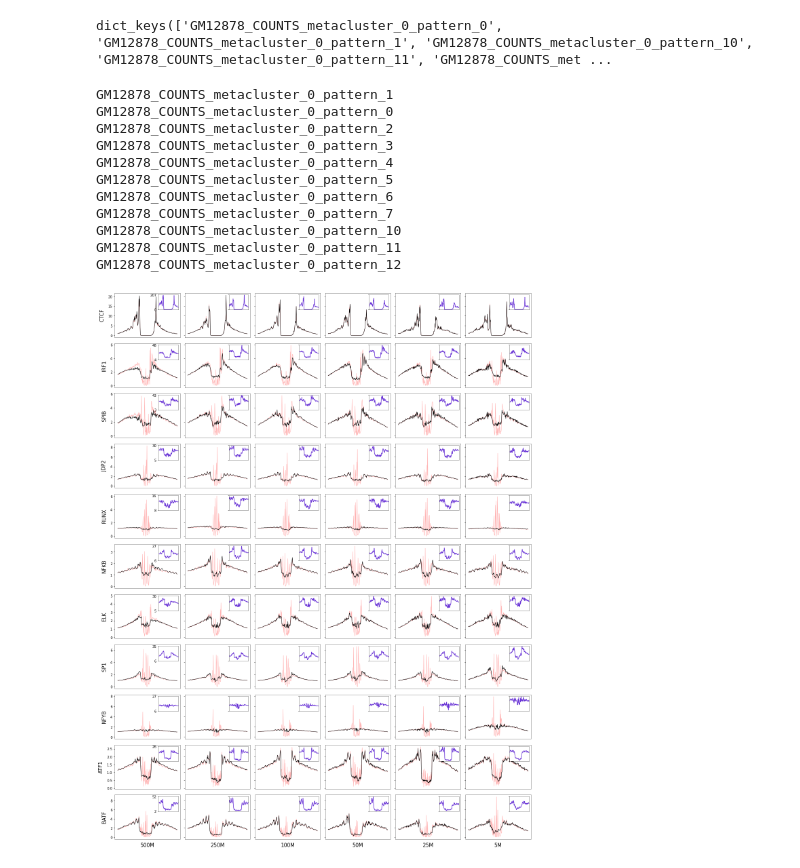
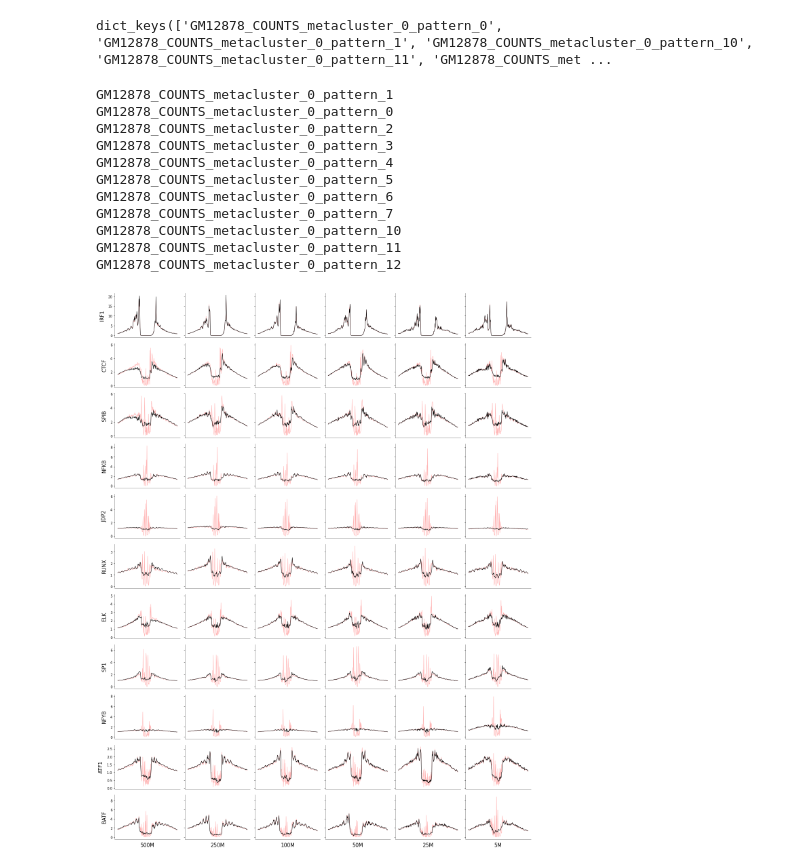
Before and after one commit to kundajelab/chrombpnet, a Jupyter notebook: src/evaluation/figure_notebooks/figure_4/4d_marginal_footprinting_motifs.ipynb, the cells around one changed output. Drawn from its saved outputs; the diff is of its cells as text; code cells hidden in the pictures.

```diff
--- a/src/evaluation/figure_notebooks/figure_4/4d_marginal_footprinting_motifs.ipynb
+++ b/src/evaluation/figure_notebooks/figure_4/4d_marginal_footprinting_motifs.ipynb
@@ -107,6 +107,8 @@ def plot_tracks(uncorrected, corrected, ax=None, ylim=0.01, start=500-100+5, end
     width = end - start
     ax.plot(range(width), uncorrected[start:end]*1000, 'r', linewidth=1, alpha=0.3, label="uncorrected")
     ax.plot(range(width), corrected[start:end]*1000, 'k', linewidth=1, label="corrected")
+    ax.spines[['top', 'right']].set_visible(False)
+
     #ax.set_ylim(0,ylim)
 # %%
 from mpl_toolkits.axes_grid1.inset_locator import zoomed_inset_axes, inset_axes
@@ -126,7 +128,9 @@ models = ["500M", "250M", "100M", "50M", "25M", "5M"]
 ylims=[0.009, 0.009, 0.009, 0.009, 0.009, 0.009, 0.009]
 
 index=[1,0,2,3,4,5,6,7, 10,11, 12]
-motif_names=["CTCF", "IRF1", "SPIB", "JDP2", "RUNX", "NFKB", "ELK", "SP1", "NFYB", "ATF1", "BATF"]
+#motif_names=["CTCF", "IRF1", "SPIB", "JDP2", "RUNX", "NFKB", "ELK", "SP1", "NFYB", "ATF1", "BATF"]
+
+motif_names=["IRF1", "CTCF", "SPIB", "NFKB", "JDP2", "RUNX",  "ELK", "SP1", "NFYB", "ATF1", "BATF"]
 
 for i in range(1,12):
     motif_t = "GM12878_COUNTS_metacluster_0_pattern_"+str(index[i-1])
@@ -145,45 +149,46 @@ for i in range(1,12):
     #print(ymin)
 
     inset_color = "#4400cc"
-    make_inset(corrected_500M[motif_t][0], axs[i-1,0], inset_color, ymax, ymin, yvis=True)
-    make_inset(corrected_250M[motif_t][0], axs[i-1,1], inset_color, ymax, ymin, yvis=False)
-    make_inset(corrected_100M[motif_t][0], axs[i-1,2], inset_color, ymax, ymin, yvis=False)
-    make_inset(corrected_50M[motif_t][0], axs[i-1,3], inset_color, ymax, ymin, yvis=False)
-    make_inset(corrected_25M[motif_t][0], axs[i-1,4], inset_color, ymax, ymin, yvis=False)
-    make_inset(corrected_5M[motif_t][0], axs[i-1,5], inset_color, ymax, ymin, yvis=False)
+#     make_inset(corrected_500M[motif_t][0], axs[i-1,0], inset_color, ymax, ymin, yvis=True)
+#     make_inset(corrected_250M[motif_t][0], axs[i-1,1], inset_color, ymax, ymin, yvis=False)
+#     make_inset(corrected_100M[motif_t][0], axs[i-1,2], inset_color, ymax, ymin, yvis=False)
+#     make_inset(corrected_50M[motif_t][0], axs[i-1,3], inset_color, ymax, ymin, yvis=False)
+#     make_inset(corrected_25M[motif_t][0], axs[i-1,4], inset_color, ymax, ymin, yvis=False)
+#     make_inset(corrected_5M[motif_t][0], axs[i-1,5], inset_color, ymax, ymin, yvis=False)
 
 #motif_names=["CTCF", "IRF1", "JDP2", "RUNX", "NFKB", "SP1", "SPIB", "NFYB", "ELK", "FOSL2+JUN"]
 
 for ax, col in zip(axs[:,0], motif_names):
     ax.set_ylabel(col, rotation=90, labelpad=10, fontsize=15)
+    ax.spines[['top', 'right']].set_visible(False)
 
 
 for ax, row in zip(axs[-1], models):
     ax.set_xlabel(row, rotation=0, labelpad=10, fontsize=15)
-
+    ax.spines[['top', 'right']].set_visible(False)
 plt.setp(plt.gcf().get_axes(), xticks=[]);
 
 #plt.tick_params(left = True, right = False , labelleft = False ,
 #                labelbottom = False, bottom = False)
 
 #plt.yticks(visible=False)
 #plt.xticks(visible=False)
 
 #plt.savefig("marginal_footprints_on_motifs_zoomed_all_1.pdf", dpi=300)
 plt.savefig("subfigs/footprints_compare/marginal_gootprinting.pdf", dpi=300)
 
 
 fig.tight_layout()
 # %% [output]
 GM12878_COUNTS_metacluster_0_pattern_1
 GM12878_COUNTS_metacluster_0_pattern_0
 GM12878_COUNTS_metacluster_0_pattern_2
 GM12878_COUNTS_metacluster_0_pattern_3
 GM12878_COUNTS_metacluster_0_pattern_4
 GM12878_COUNTS_metacluster_0_pattern_5
 GM12878_COUNTS_metacluster_0_pattern_6
 GM12878_COUNTS_metacluster_0_pattern_7
 GM12878_COUNTS_metacluster_0_pattern_10
 GM12878_COUNTS_metacluster_0_pattern_11
 GM12878_COUNTS_metacluster_0_pattern_12
-[figure, old version]
+[figure, new version]
```
Also changed, not shown: 54 other files.
